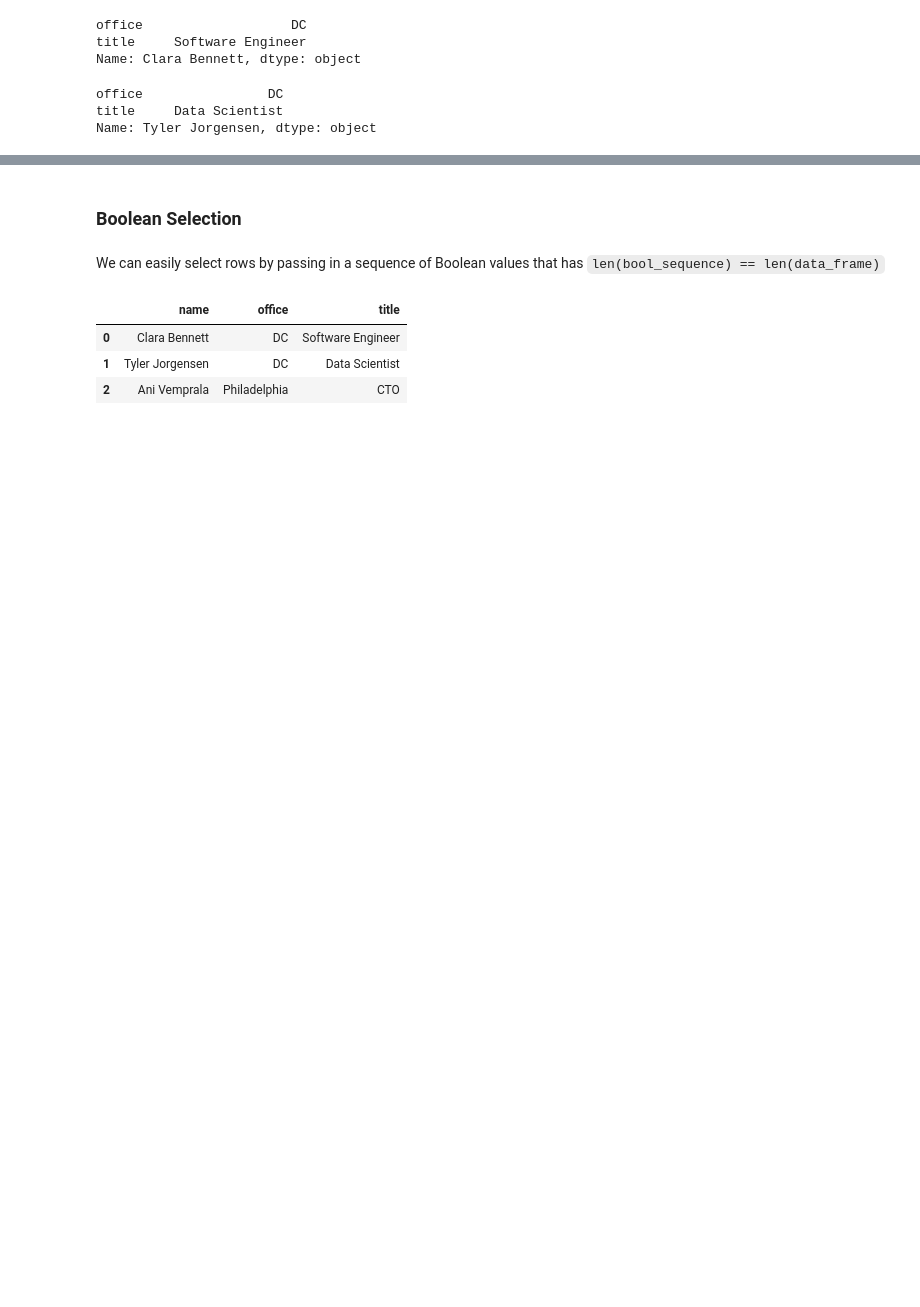
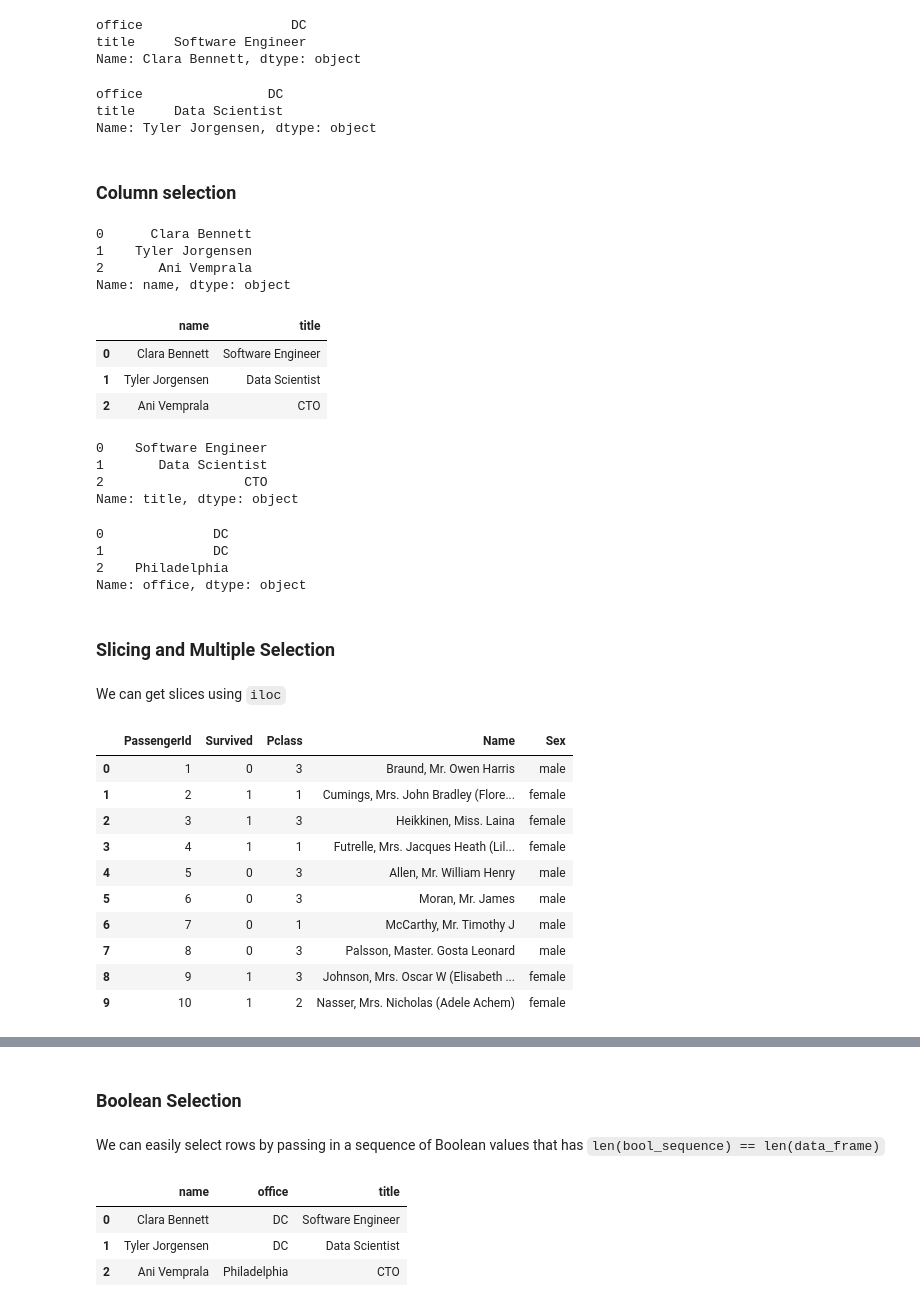
Before and after one commit to jackiekazil/intro_pandas, a Jupyter notebook: pandas_tutorial.ipynb, the cells around one changed output, grey strips where cells are left out. Saved outputs shown, nothing was run; the diff lists cells and outputs as text; code cells hidden in the pictures; blank space fills up the shorter version.

Commit message:
Add more to selection

```diff
--- a/pandas_tutorial.ipynb
+++ b/pandas_tutorial.ipynb
@@ -129,3 +108,51 @@ picwell_employees_by_name.iloc[1]
 office                DC
 title     Data Scientist
 Name: Tyler Jorgensen, dtype: object
+# %% [markdown]
+### Column selection
+# %%
+picwell_employees['name']
+# %% [output]
+0      Clara Bennett
+1    Tyler Jorgensen
+2       Ani Vemprala
+Name: name, dtype: object
+# %%
+picwell_employees[['name', 'title']]
+# %% [output]
+|  | name | title |
+| 0 | Clara Bennett | Software Engineer |
+| 1 | Tyler Jorgensen | Data Scientist |
+| 2 | Ani Vemprala | CTO |
+# %%
+picwell_employees.title
+# %% [output]
+0    Software Engineer
+1       Data Scientist
+2                  CTO
+Name: title, dtype: object
+# %%
+picwell_employees.iloc[:, 1]
+# %% [output]
+0              DC
+1              DC
+2    Philadelphia
+Name: office, dtype: object
+# %% [markdown]
+### Slicing and Multiple Selection
+# %% [markdown]
+We can get slices using `iloc`
+# %%
+titanic.iloc[0:10, 0:5]
+# %% [output]
+|  | PassengerId | Survived | Pclass | Name | Sex |
+| 0 | 1 | 0 | 3 | Braund, Mr. Owen Harris | male |
+| 1 | 2 | 1 | 1 | Cumings, Mrs. John Bradley (Flore... | female |
+| 2 | 3 | 1 | 3 | Heikkinen, Miss. Laina | female |
+| 3 | 4 | 1 | 1 | Futrelle, Mrs. Jacques Heath (Lil... | female |
+| 4 | 5 | 0 | 3 | Allen, Mr. William Henry | male |
+| 5 | 6 | 0 | 3 | Moran, Mr. James | male |
+| 6 | 7 | 0 | 1 | McCarthy, Mr. Timothy J | male |
+| 7 | 8 | 0 | 3 | Palsson, Master. Gosta Leonard | male |
+| 8 | 9 | 1 | 3 | Johnson, Mrs. Oscar W (Elisabeth ... | female |
+| 9 | 10 | 1 | 2 | Nasser, Mrs. Nicholas (Adele Achem) | female |
```
Also changed, not shown: parts of 15 cells of this notebook.
